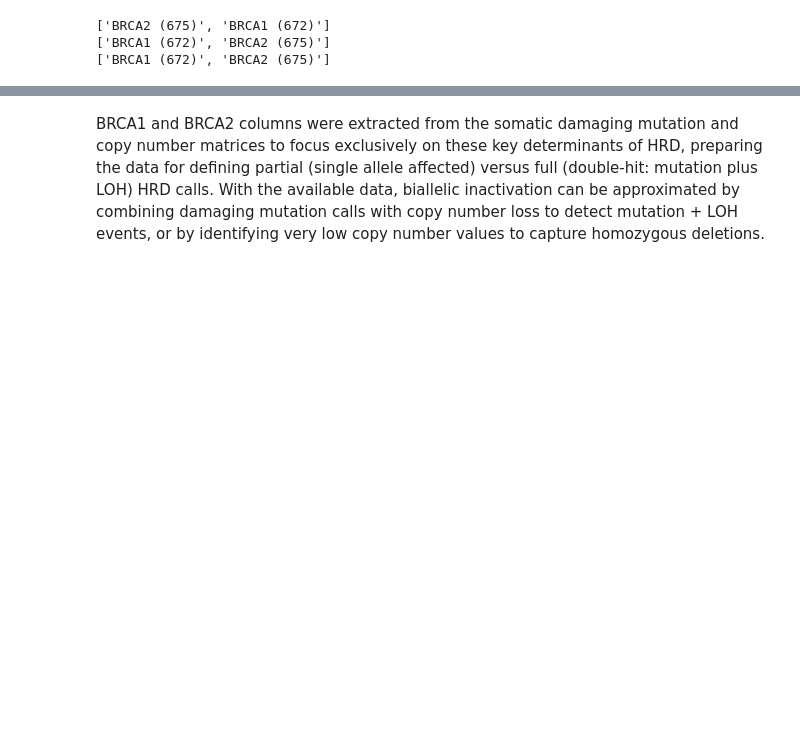
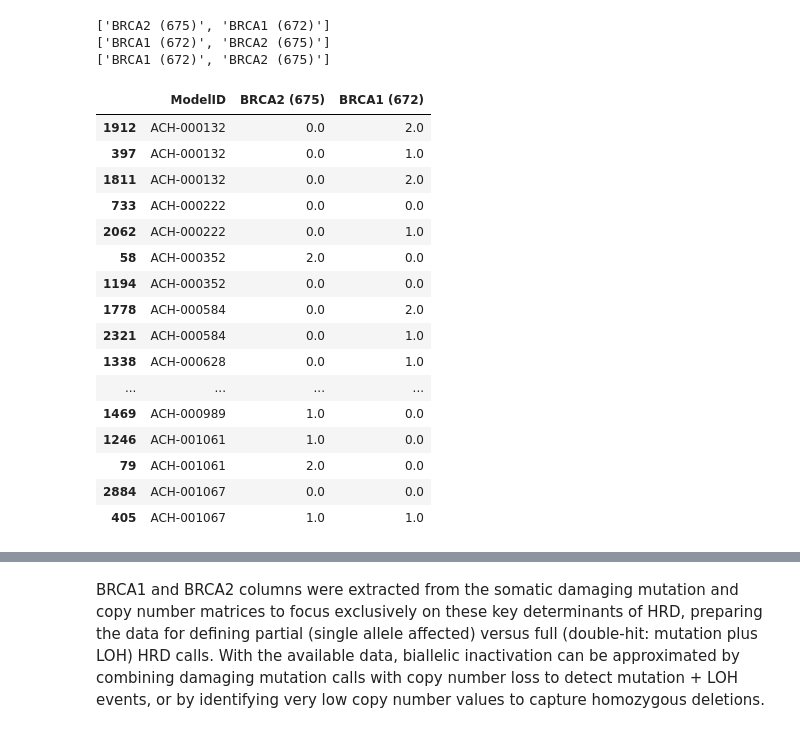
Before and after one commit to rc-9/DepMap_HRD_PARPi, a Jupyter notebook: 02_extract_hrd_brca.ipynb, the cells around one changed output, grey strips where cells are left out. Saved outputs shown, nothing was run; the diff lists cells and outputs as text; code cells hidden in the pictures; blank space fills up the shorter version.

```diff
--- a/02_extract_hrd_brca.ipynb
+++ b/02_extract_hrd_brca.ipynb
@@ -113,3 +113,33 @@ brca_cn_df = cn_gene_wgs_df[['ModelID'] + brca_cols_cn].copy()
 # Subset log2 version of copy number data
 cn_gene_wgs_log_df.rename(columns={'Unnamed: 0': 'ModelID'}, inplace=True)
 brca_cn_log2_df = cn_gene_wgs_log_df[['ModelID'] + brca_cols_cn_log].copy()
+# %%
+# Check for any duplicate ccl records
+brca_mutations_dups = brca_mutations_df[brca_mutations_df.duplicated(subset='ModelID', keep=False)].sort_values(by='ModelID')
+
+# Verify any contradictory BRCA mutations info
+brca_mutations_dups_contradictory = (
+    brca_mutations_dups
+    .groupby('ModelID')
+    .filter(lambda x: (x[['BRCA2 (675)', 'BRCA1 (672)']].nunique() > 1).any())
+)
+
+brca_mutations_dups_contradictory
+# %% [output]
+|  | ModelID | BRCA2 (675) | BRCA1 (672) |
+| 1912 | ACH-000132 | 0.0 | 2.0 |
+| 397 | ACH-000132 | 0.0 | 1.0 |
+| 1811 | ACH-000132 | 0.0 | 2.0 |
+| 733 | ACH-000222 | 0.0 | 0.0 |
+| 2062 | ACH-000222 | 0.0 | 1.0 |
+| 58 | ACH-000352 | 2.0 | 0.0 |
+| 1194 | ACH-000352 | 0.0 | 0.0 |
+| 1778 | ACH-000584 | 0.0 | 2.0 |
+| 2321 | ACH-000584 | 0.0 | 1.0 |
+| 1338 | ACH-000628 | 0.0 | 1.0 |
+| ... | ... | ... | ... |
+| 1469 | ACH-000989 | 1.0 | 0.0 |
+| 1246 | ACH-001061 | 1.0 | 0.0 |
+| 79 | ACH-001061 | 2.0 | 0.0 |
+| 2884 | ACH-001067 | 0.0 | 0.0 |
+| 405 | ACH-001067 | 1.0 | 1.0 |
```
Also changed, not shown: parts of 19 cells of this notebook.
